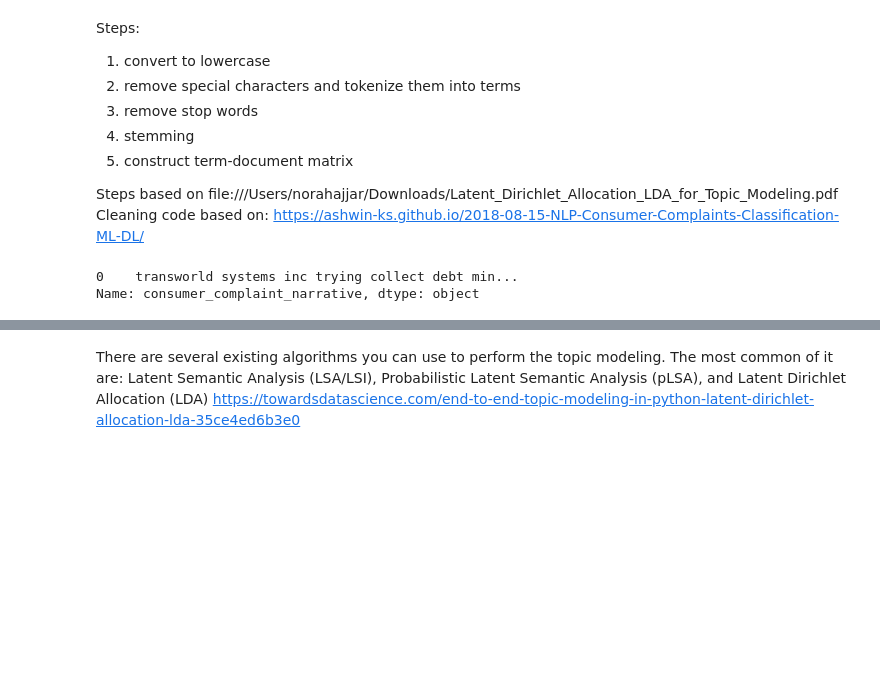
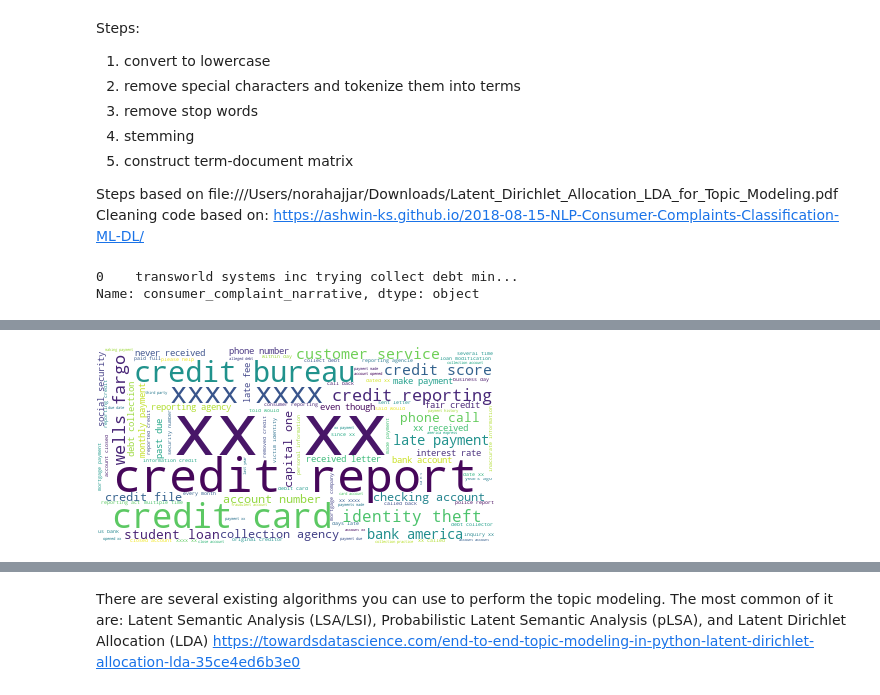
Before and after one commit to murray-cecile/cfpb-complaints, a Jupyter notebook: unsupervised-clustering/unsupervised-clustering.ipynb, the cells around one changed output, grey strips where cells are left out. Saved outputs shown, nothing was run; the diff lists cells and outputs as text; code cells hidden in the pictures; blank space fills up the shorter version.

```diff
--- a/unsupervised-clustering/unsupervised-clustering.ipynb
+++ b/unsupervised-clustering/unsupervised-clustering.ipynb
@@ -101,8 +132,11 @@ words = ','.join(list(df2['consumer_complaint_narrative'].values))
 # %%
 wordcloud = WordCloud(background_color="white", max_words=100, contour_width=3, contour_color='steelblue')
 # %%
-wordcloud.generate(words)
-wordcloud.to_image()
+#takes time
+#wordcloud.generate(words)
+#wordcloud.to_image()
+# %% [output]
+[figure, added]
 # %%
 # Helper function
 def plot_10_most_common_words(count_data, count_vectorizer):
```
Also changed, not shown: parts of 16 cells of this notebook, 1 other file.
